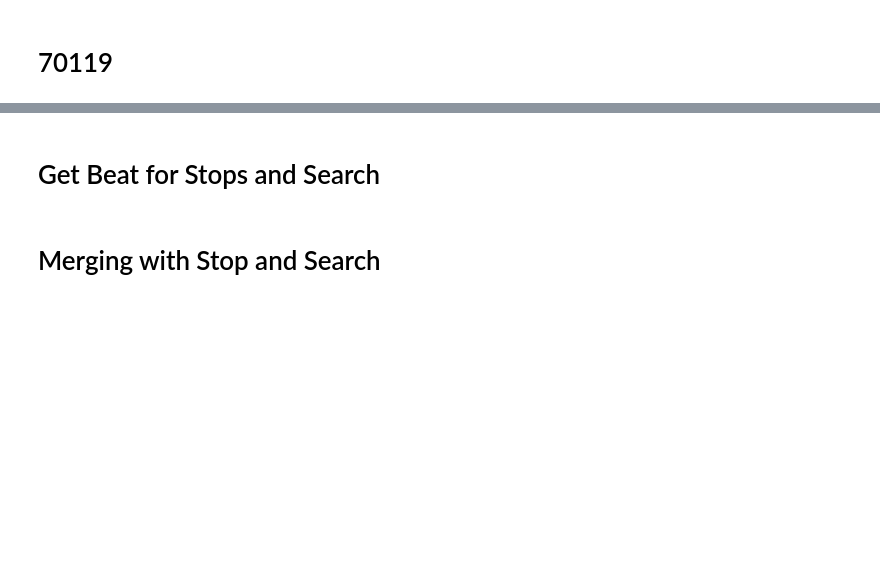
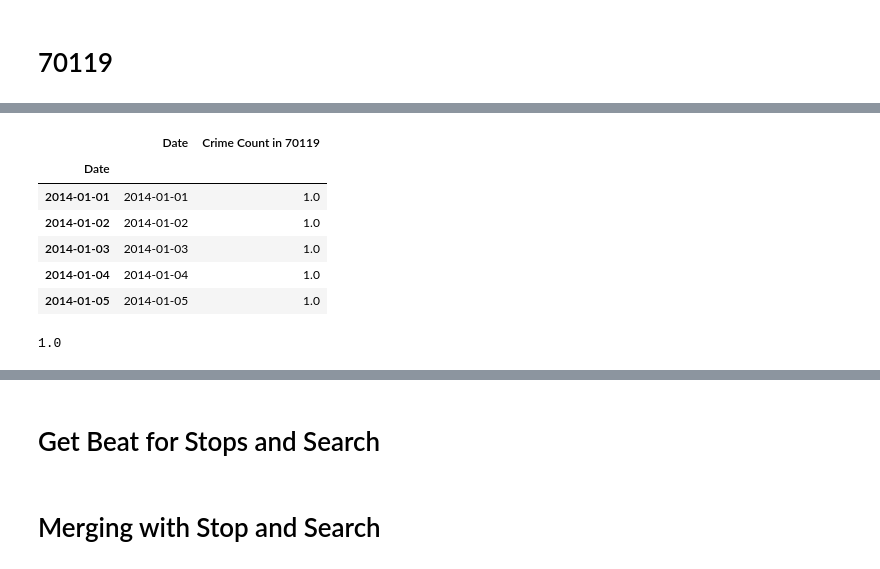
Before and after one commit to nikhilba/NOLA, a Jupyter notebook: Analysis/Calls_for_Service.ipynb, the cells around one changed output, grey strips where cells are left out. Cells and saved outputs as stored; diff of their text form; code cells hidden in the pictures; blank space fills up the shorter version.

```diff
--- a/Analysis/Calls_for_Service.ipynb
+++ b/Analysis/Calls_for_Service.ipynb
@@ -683,0 +848,6 @@ plotly.plotly.iplot(data,layout=layout)
+# %%
+b_df.rename(columns={'TimeCreate':'Date'},inplace=True)
+# %%
+final_ = sample.merge(b_df,on="Date",how="outer")
+# %%
+final_.index = final_.Date
@@ -683,0 +858,10 @@ plotly.plotly.iplot(data,layout=layout)
+# %%
+final_.head()
+# %% [output]
+|  | Date | Crime Count in 70119 |
+| Date |  |  |
+| 2014-01-01 | 2014-01-01 | 1.0 |
+| 2014-01-02 | 2014-01-02 | 1.0 |
+| 2014-01-03 | 2014-01-03 | 1.0 |
+| 2014-01-04 | 2014-01-04 | 1.0 |
+| 2014-01-05 | 2014-01-05 | 1.0 |
@@ -683,0 +870,4 @@ plotly.plotly.iplot(data,layout=layout)
+# %%
+min(b_df['Crime Count in 70119'])
+# %% [output]
+1.0
```
Also changed, not shown: parts of 39 cells of this notebook, 19 other files.
